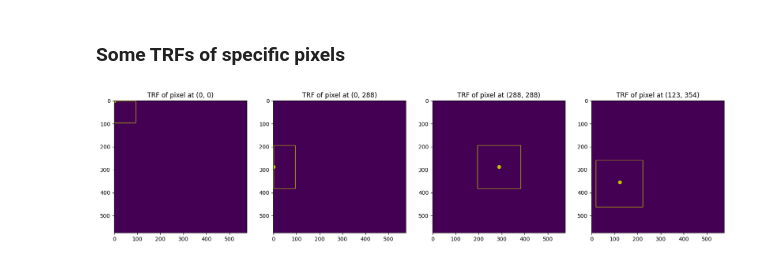
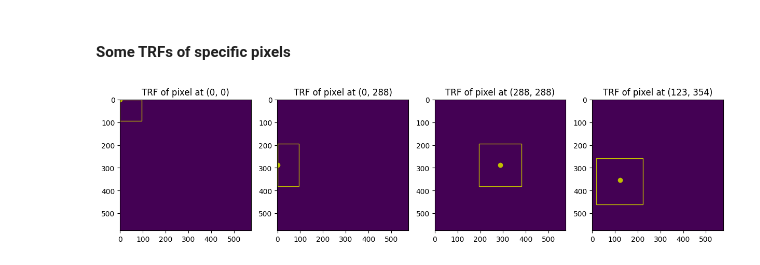
Before and after one commit to vinloo/u-net-receptive-field-study, a Jupyter notebook: receptive_field_study.ipynb, the cells around one changed output. Saved outputs shown, nothing was run; the diff lists cells and outputs as text; code cells hidden in the pictures.

```diff
--- a/receptive_field_study.ipynb
+++ b/receptive_field_study.ipynb
@@ -1,7 +1,16 @@
 # %%
 from unet import UNet
 from utils.config import load_config
-from theoretical_receptive_field import plot_rf_sizes, compute_trf
+from utils.metrics import dice_score
+from theoretical_receptive_field import compute_trf
 from matplotlib import pyplot as plt
+from IPython.display import Image, display
+from torch.utils.data import DataLoader
+from train import SegmentationDataset
 import matplotlib.patches as patches
 import numpy as np
+import torch
+import glob
+import os
+
+device = torch.device("cuda" if torch.cuda.is_available() else "cpu")
@@ -8,5 +20,5 @@ import numpy as np
 # %%
 cfg_default = load_config("default")
-model = UNet(cfg_default)
-rf = model.output_trfs()
+model_default = UNet(cfg_default).to(device)
+rf_default = model_default.output_trfs()
 # %% [markdown]
@@ -41,24 +59,23 @@ plot_rf_sizes(rf)
 # %% [markdown]
-### Some TRFs of specific pixels
+#### Some TRFs of specific pixels
 # %%
-topleft_trf = model.pixel_trf(0, 0), (0,0)
-topcenter_trf = model.pixel_trf(0, 576//2), (0, 576//2)
-center_trf = model.pixel_trf(576//2, 576//2), (576//2, 576//2)
-other_trf = model.pixel_trf(123, 354), (123, 354)
+topleft_trf = model_default.pixel_trf(0, 0), (0,0)
+topcenter_trf = model_default.pixel_trf(0, 576//2), (0, 576//2)
+center_trf = model_default.pixel_trf(576//2, 576//2), (576//2, 576//2)
+other_trf = model_default.pixel_trf(123, 354), (123, 354)
 
-# 1x4 subplots
-fig, axs = plt.subplots(1, 4, figsize=(20, 5))
+fig, axs = plt.subplots(1, 4, figsize=(15, 5))
 
 for i, (trf, pos) in enumerate([topleft_trf, topcenter_trf, center_trf, other_trf]):
     axs[i].imshow(np.zeros((576, 576)))
     axs[i].plot(pos[0], pos[1], 'yo')
     axs[i].set_title(f"TRF of pixel at {pos}")
     start = trf[0, 0], trf[0, 1]
     len_x = trf[1, 0] - trf[0, 0] + 1
     len_y = trf[1, 1] - trf[0, 1] + 1
     patch = patches.Rectangle(start, len_x, len_y, linewidth=1, edgecolor='y', facecolor='none')
     axs[i].add_patch(patch)
 
 plt.show()
 # %% [output]
-[figure, old version]
+[figure, new version]
```
Also changed, not shown: parts of 10 cells of this notebook, 12 other files.
